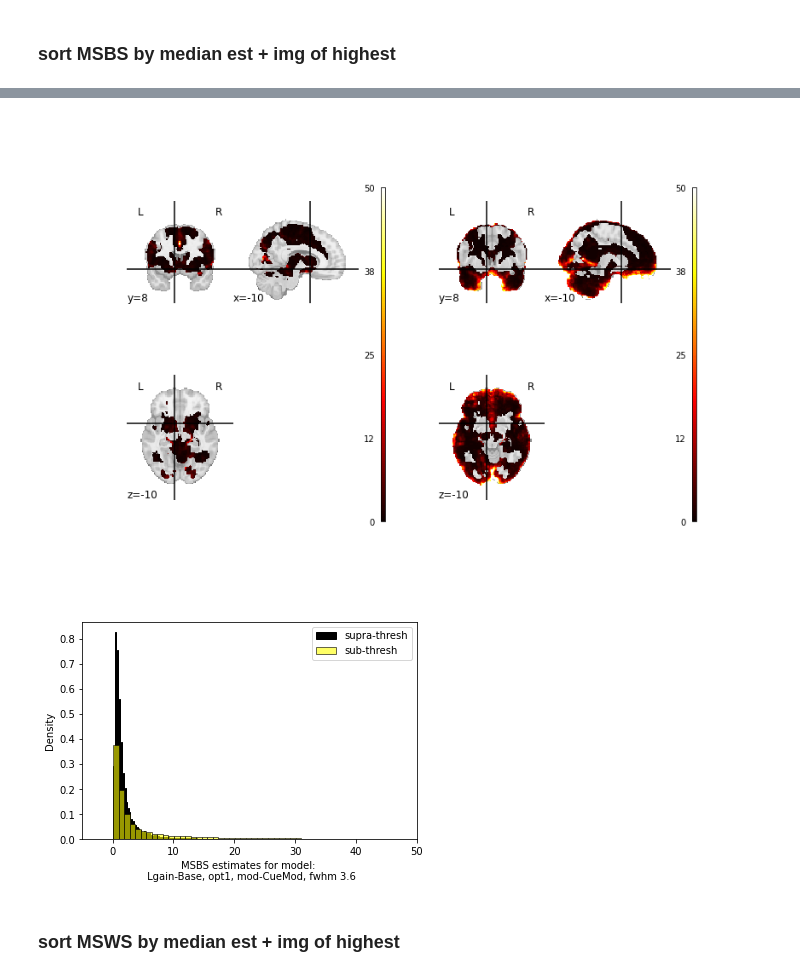
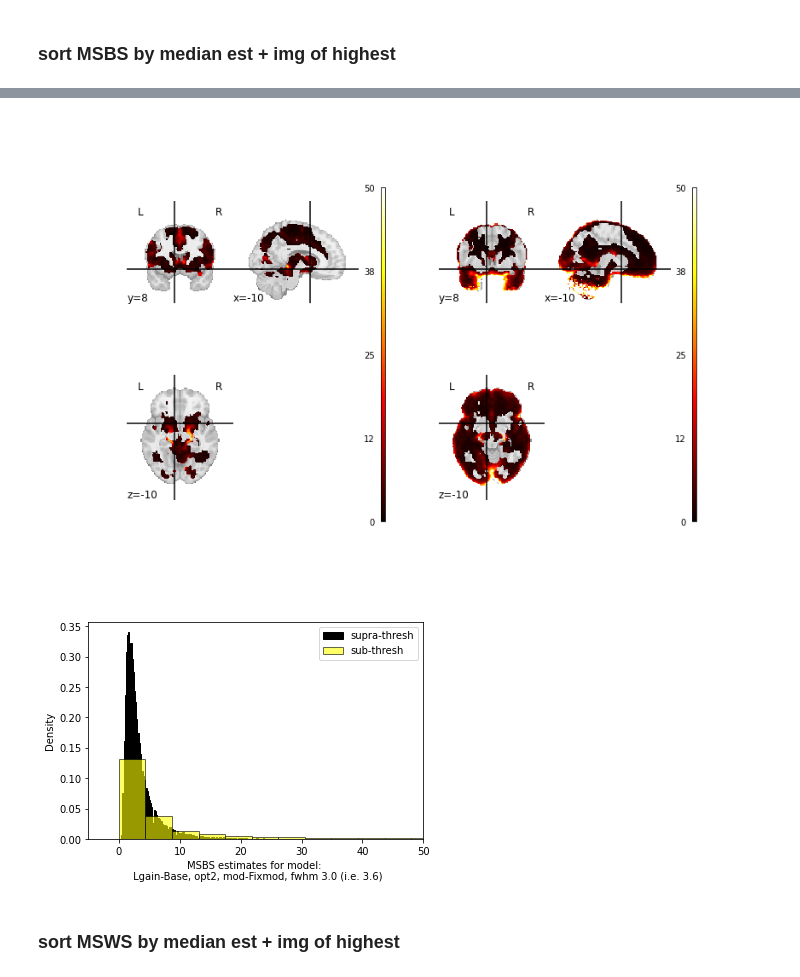
Before and after one commit to demidenm/Multiverse_Reliability, a Jupyter notebook: Stage2_Code/sherlock_session-analyses.ipynb, the cells around one changed output, grey strips where cells are left out. Drawn from its saved outputs; the diff is of its cells as text; code cells hidden in the pictures.

```diff
--- a/Stage2_Code/sherlock_session-analyses.ipynb
+++ b/Stage2_Code/sherlock_session-analyses.ipynb
@@ -257,11 +257,11 @@ df_icc_sub.sort_values(by='median_est', ascending=False)
 240 rows × 6 columns
 # %%
 icc_maps = [icc_supra_imgs, icc_sub_imgs]
-icc_img = 39
+icc_img = 14
 
 fig, axes = plt.subplots(1, 2, figsize=(12, 8))
 
-for i, map_type in enumerate(ws_maps):
+for i, map_type in enumerate(icc_maps):
     plotting.plot_stat_map(map_type[icc_img], display_mode='tiled',
                            cut_coords=(-10, 8, -10), vmax=1, axes=axes[i])
 plt.tight_layout()
@@ -271,6 +271,6 @@ plt.show()
 # %%
-masked_supra_data = masking.apply_mask(icc_supra_imgs[39], mask_supra)
-masked_sub_data = masking.apply_mask(icc_sub_imgs[39], mask_sub)
+masked_supra_data = masking.apply_mask(icc_supra_imgs[icc_img], mask_supra)
+masked_sub_data = masking.apply_mask(icc_sub_imgs[icc_img], mask_sub)
 
 # Plot the distribution
 plt.hist(np.round(masked_supra_data, decimals=3), bins=100, edgecolor='black', color='black',
@@ -280,7 +280,7 @@ plt.hist(np.round(masked_sub_data, decimals=3), bins=100, edgecolor='black', col
          alpha=0.6, label='sub-thresh', density=True)  # sub-threshold mask
 
 plt.xlim(-1,1)
-plt.xlabel('ICC estimates for model: \n Lgain-Base, Opt3, CueMod, fwhm 8.4')
+plt.xlabel('ICC estimates for model: \n Lgain-Base, Opt1, FixMod, fwhm 7.0 (i.e. 8.4)')
 plt.ylabel('Density')
 plt.legend()
 plt.show()
@@ -322,7 +322,7 @@ df_bs_sub.sort_values(by='median_est', ascending=False)
 240 rows × 6 columns
 # %%
 bs_maps = [bs_supra_imgs, bs_sub_imgs]
-bs_img = 5
+bs_img = 25
 
 fig, axes = plt.subplots(1, 2, figsize=(12, 8))
 
@@ -332,25 +332,25 @@ for i, map_type in enumerate(bs_maps):
 plt.tight_layout()
 plt.show()
 # %% [output]
-[figure, old version]
+[figure, new version]
 # %%
-masked_supra_data = masking.apply_mask(bs_supra_imgs[5], mask_supra)
-masked_sub_data = masking.apply_mask(bs_sub_imgs[5], mask_sub)
+masked_supra_data = masking.apply_mask(bs_supra_imgs[bs_img], mask_supra)
+masked_sub_data = masking.apply_mask(bs_sub_imgs[bs_img], mask_sub)
 
 # Plot the distribution
 plt.hist(np.round(masked_supra_data, decimals=1), bins=500, edgecolor='black',  color='black',
          alpha = 1, label='supra-thresh', density=True)  # supra-threshold mask
 plt.hist(np.round(masked_sub_data, decimals=1), bins=500, edgecolor='black', color='yellow',
          alpha = .6, label='sub-thresh', density=True)  # sub-threshold mask
 
-plt.xlabel('MSBS estimates for model: \n Lgain-Base, opt1, mod-CueMod, fwhm 3.6')
+plt.xlabel('MSBS estimates for model: \n Lgain-Base, opt2, mod-Fixmod, fwhm 3.0 (i.e. 3.6)')
 plt.ylabel('Density')
 # Set x-axis limits
 plt.xlim(-5, 50)
 plt.legend()
 plt.show()
 # %% [output]
-[figure, old version]
+[figure, new version]
 # %% [markdown]
 ### sort MSWS by median est + img of highest
 # %%
```
Also changed, not shown: parts of 18 cells of this notebook.
